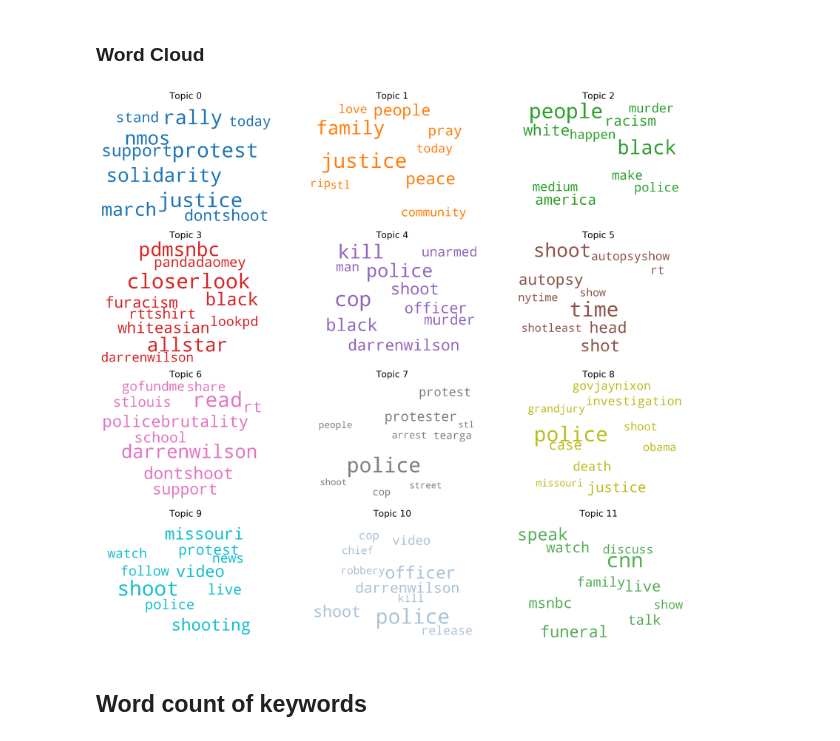
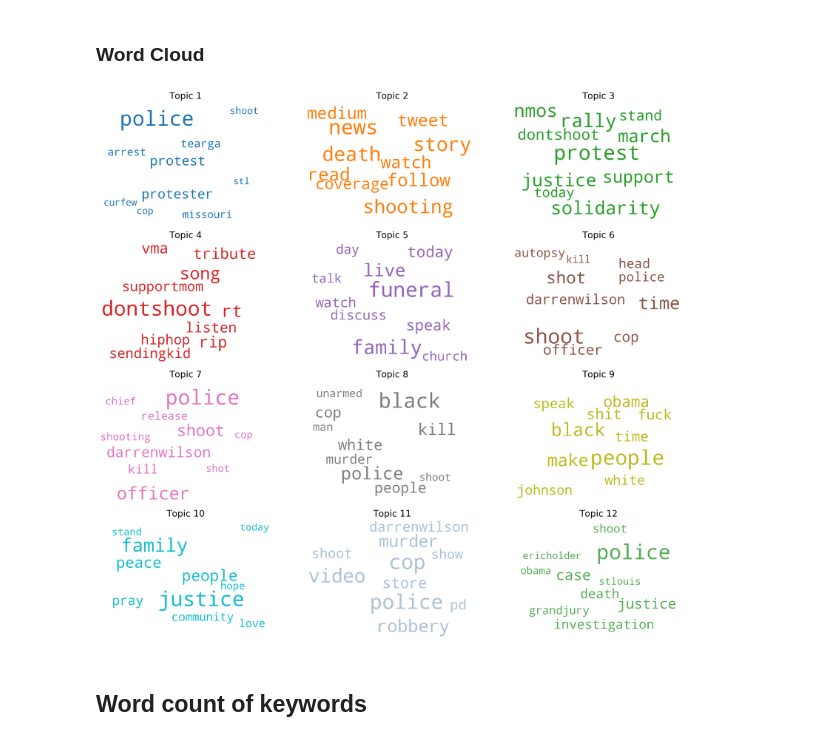
Before and after one commit to opardo/BlackLivesMatter, a Jupyter notebook: TopicModeling/get_topics_ferguson_mikebrown.ipynb, the cells around one changed output. Saved outputs shown, nothing was run; the diff lists cells and outputs as text; code cells hidden in the pictures.

```diff
--- a/TopicModeling/get_topics_ferguson_mikebrown.ipynb
+++ b/TopicModeling/get_topics_ferguson_mikebrown.ipynb
@@ -332,0 +339,2 @@ optimal_model = model_list[3]
+# %%
+file_name = 'optimal_model'
@@ -333,3 +344,6 @@ optimal_model = model_list[3]
+# %%
+optimal_model = ldamodel.LdaModel.load(file_name, mmap='r')
+id2word = corpora.Dictionary.load('optimal_model.id2word', mmap='r')
 # %%
 # Print the topics
 pprint(optimal_model.show_topics(formatted=False, num_topics=20))
@@ -537,6 +552,4 @@ plt.show()
 # %%
-import seaborn as sns
-import matplotlib.colors as mcolors
 colors = mcolors.TABLEAU_COLORS
 colors.update(mcolors.XKCD_COLORS)
 cols = [color for name, color in colors.items()]
@@ -544,6 +557,7 @@ cols = [color for name, color in colors.items()]
 fig, axes = plt.subplots(4,3,figsize=(16,14), dpi=160, sharex=True, sharey=True)
 
 for i, ax in enumerate(axes.flatten()):
+    i += 1
     df_dominant_topic_sub = df_dominant_topic.loc[df_dominant_topic.Dominant_Topic == i, :]
     doc_lens = [len(d) for d in df_dominant_topic_sub.Words]
     ax.hist(doc_lens, color=cols[i])
@@ -563,43 +577,39 @@ plt.show()
 # %% [markdown]
 ### Word Cloud
 # %%
-from matplotlib import pyplot as plt
-from wordcloud import WordCloud
-import matplotlib.colors as mcolors
-
 colors = mcolors.TABLEAU_COLORS
 colors.update(mcolors.XKCD_COLORS)
 cols = [color for name, color in colors.items()]
 
 cloud = WordCloud(stopwords=stop_words,
                   background_color='white',
                   width=2500,
                   height=1800,
                   max_words=10,
                   colormap='tab10',
                   color_func=lambda *args, **kwargs: cols[i],
                   prefer_horizontal=1.0)
 
 topics = optimal_model.show_topics(formatted=False, num_topics=20)
 
 fig, axes = plt.subplots(4, 3, figsize=(16,14), dpi=160, sharex=True, sharey=True)
 
 for i, ax in enumerate(axes.flatten()):
     fig.add_subplot(ax)
     topic_words = dict(topics[i][1])
     cloud.generate_from_frequencies(topic_words, max_font_size=300)
     plt.gca().imshow(cloud)
-    plt.gca().set_title('Topic ' + str(i), fontdict=dict(size=16))
+    plt.gca().set_title('Topic ' + str(i+1), fontdict=dict(size=16))
     plt.gca().axis('off')
 
 
 plt.subplots_adjust(wspace=0, hspace=0)
 plt.axis('off')
 plt.margins(x=0, y=0)
 plt.tight_layout()
 plt.show()
 # %% [output]
-[figure, old version]
+[figure, new version]
 # %% [markdown]
 ## Word count of keywords
 # %%
```
Also changed, not shown: parts of 27 cells of this notebook, 4 other files.
